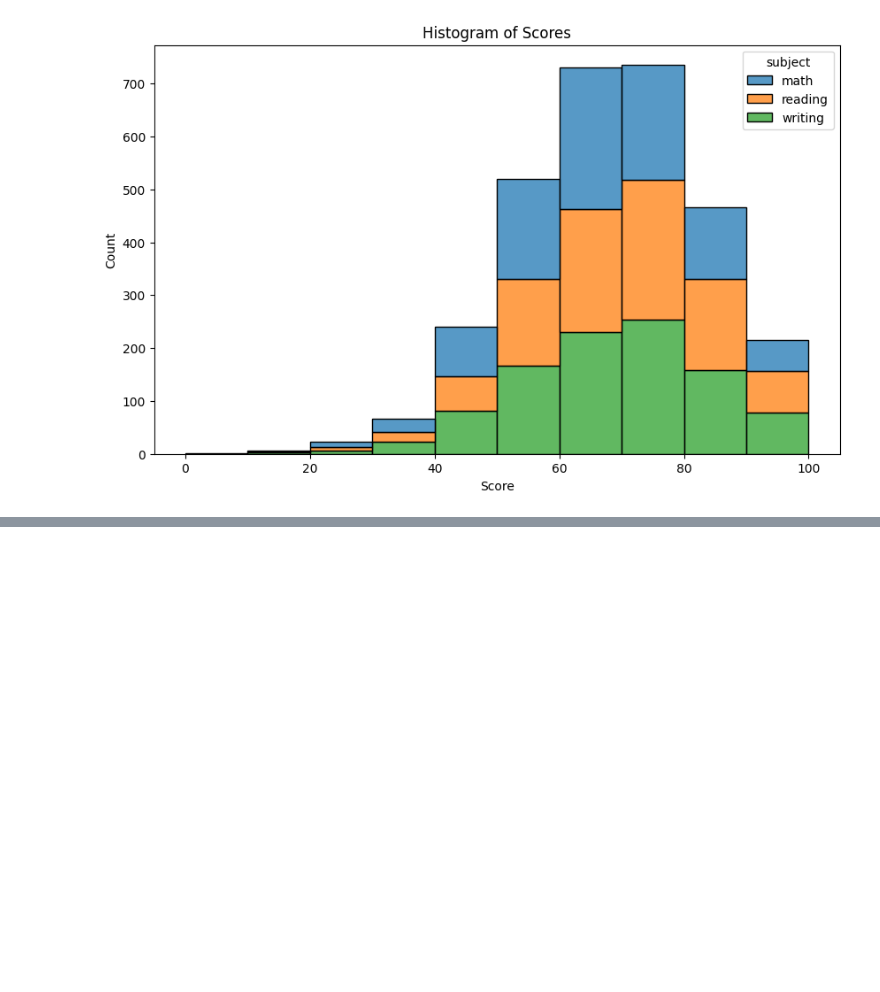
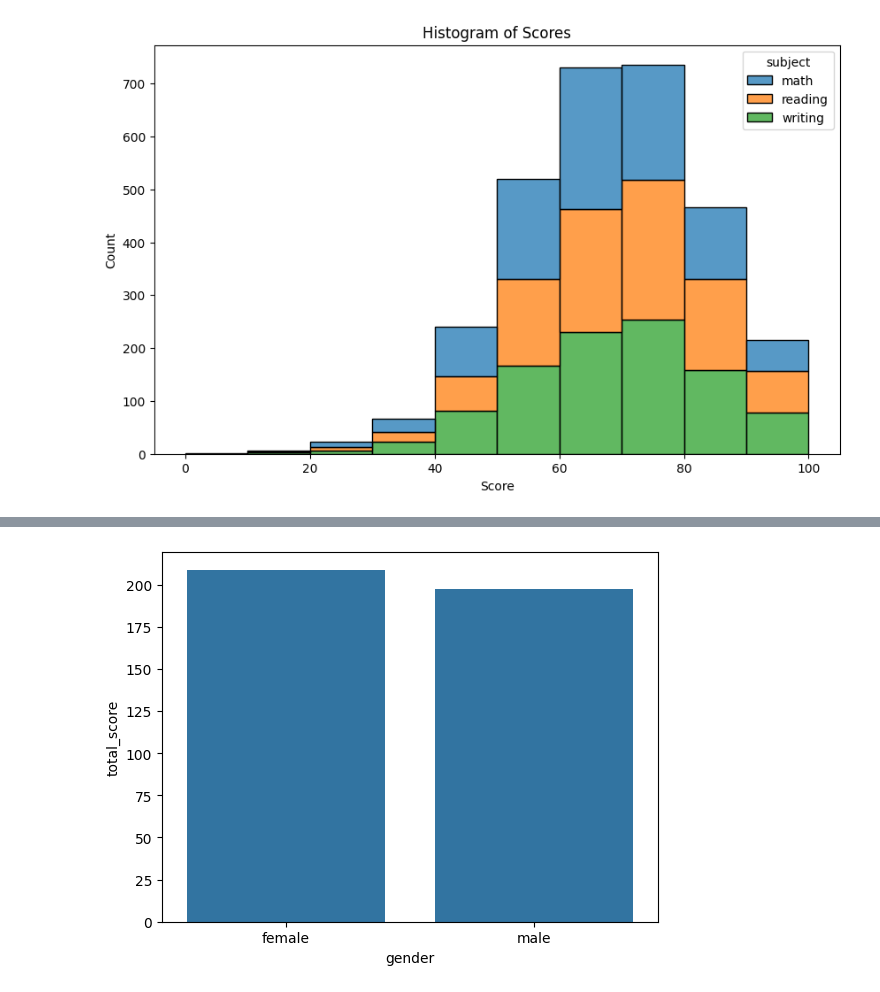
Before and after one commit to uday2209/Student_data_analysis-Project, a Jupyter notebook: research/experiment.ipynb, the cells around one changed output, grey strips where cells are left out. Drawn from its saved outputs; the diff is of its cells as text; code cells hidden in the pictures; blank space fills up the shorter version.

```diff
--- a/research/experiment.ipynb
+++ b/research/experiment.ipynb
@@ -231,0 +251,6 @@ plt.show()
+# %%
+average_score= df.groupby("gender")["total_score"].mean()
+sns.barplot(average_score)
+plt.show()
+# %% [output]
+[figure, added]
```
Also changed, not shown: parts of 6 cells of this notebook.
